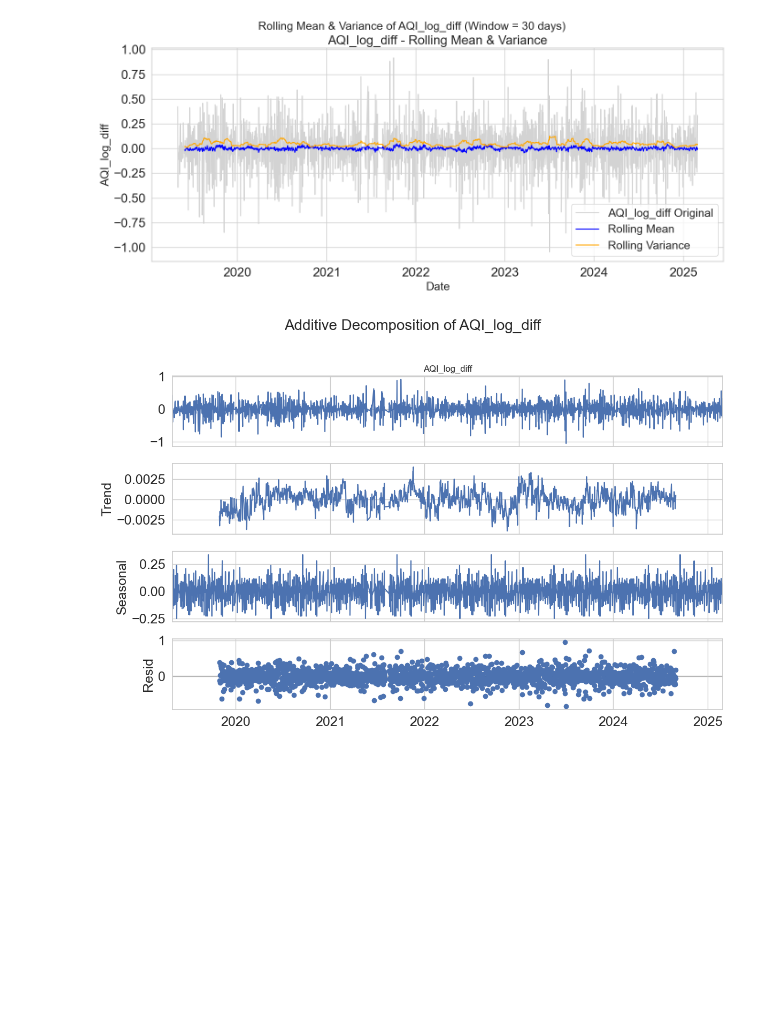
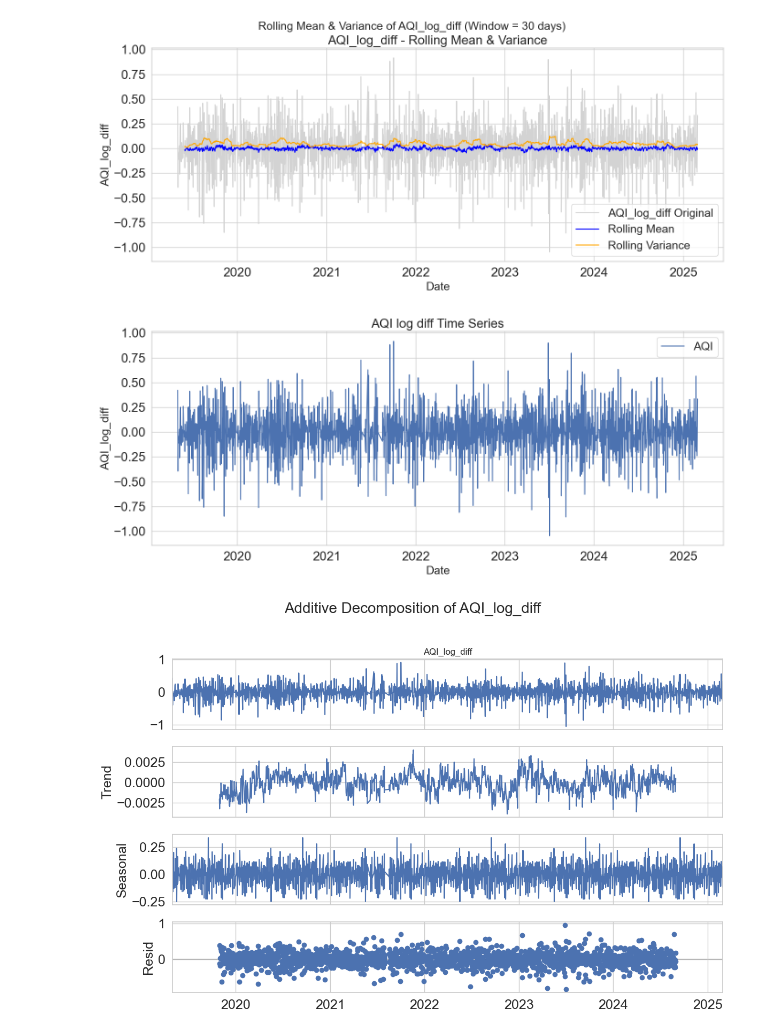
Before and after one commit to Krishil-Jayswal/AQI-Predicter, a Jupyter notebook: 3. TSA/analysis.ipynb, the cells around one changed output. Cells and saved outputs as stored; diff of their text form; code cells hidden in the pictures; blank space fills up the shorter version.

```diff
--- a/3. TSA/analysis.ipynb
+++ b/3. TSA/analysis.ipynb
@@ -14,7 +14,7 @@ from statsmodels.tsa.seasonal import seasonal_decompose
 ### **Step2: Loading the data**
 # %%
 # Loading the dataset
-df = pd.read_csv("../2. JSON to CSV/updated_aqi_dataset_cleaned.csv")
+df = pd.read_csv("../2. JSON to CSV/aqi_dataset.csv")
 df['Date'] = pd.to_datetime(df['Date'])
 df = df.sort_values('Date')
 df.set_index('Date', inplace=True)
@@ -328,6 +328,21 @@ plt.suptitle('Rolling Mean & Variance of AQI_log_diff (Window = 30 days)', fonts
 plt.show()
 # %% [output]
 [figure]
+# %%
+# Plot AQI log difference over time
+plt.figure(figsize=(14, 6))
+plt.plot(df['AQI_log_diff'], label='AQI')
+plt.title('AQI log diff Time Series', fontsize=20)
+plt.xlabel('Date', fontsize=18)
+plt.xticks(fontsize=20)
+plt.ylabel('AQI_log_diff', fontsize=18)
+plt.yticks(fontsize=20)
+plt.grid(True)
+plt.legend(fontsize=18)
+plt.tight_layout()
+plt.show()
+# %% [output]
+[figure, added]
 # %%
 # --- ADDITIVE DECOMPOSITION ---
 result_add = seasonal_decompose(df['AQI_log_diff'].dropna(), model='additive', period=365)
```
Also changed, not shown: parts of 1 cell of this notebook, 2 other files.
